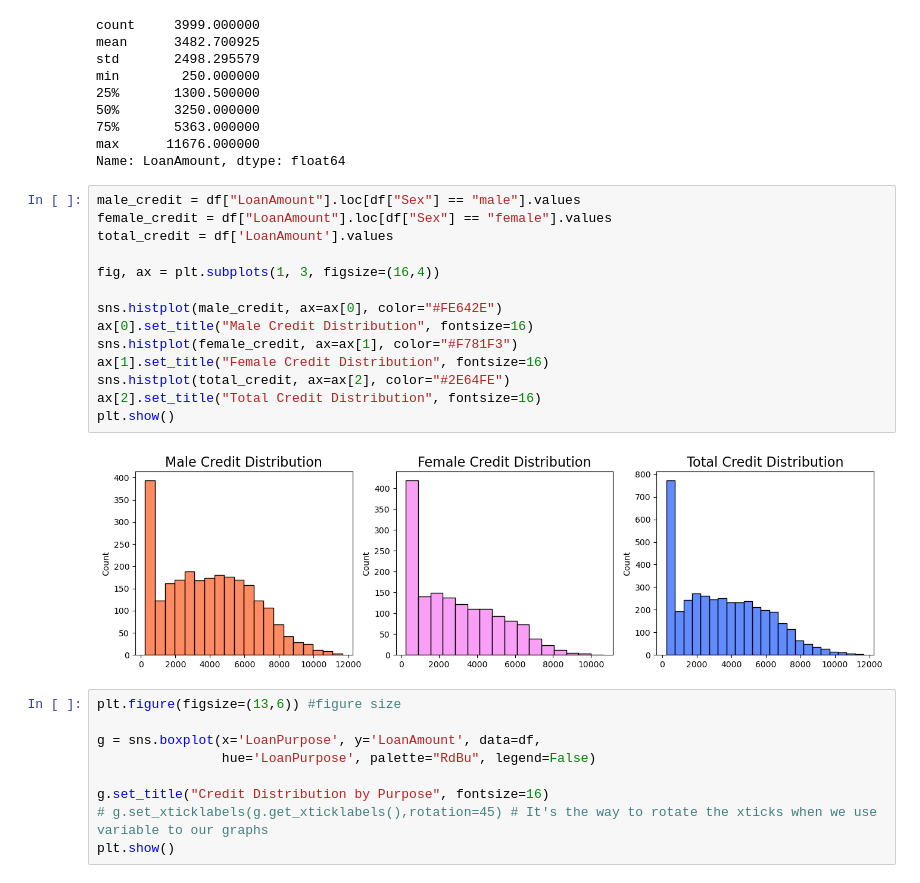
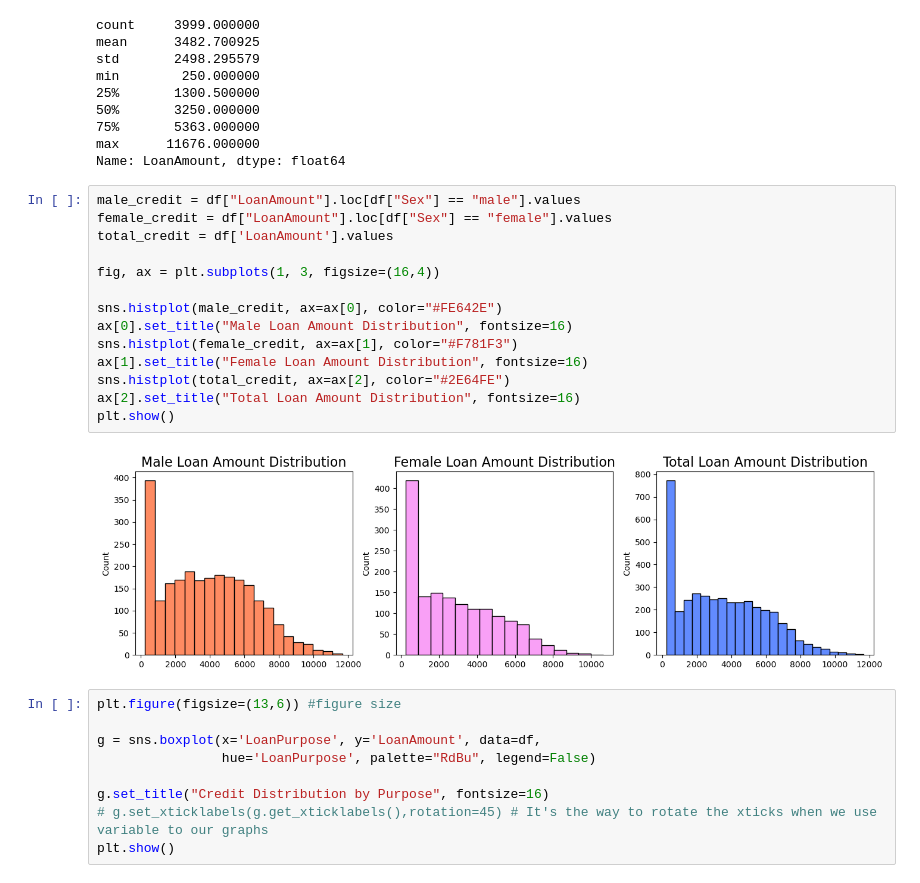
Before and after one commit to samyuktsriram/ml2_kaggle_chall, a Jupyter notebook: eda.ipynb, the cells around one changed output. Saved outputs shown, nothing was run; the diff lists cells and outputs as text.

```diff
--- a/eda.ipynb
+++ b/eda.ipynb
@@ -58,19 +84,19 @@ Name: LoanAmount, dtype: float64
 # %%
 male_credit = df["LoanAmount"].loc[df["Sex"] == "male"].values
 female_credit = df["LoanAmount"].loc[df["Sex"] == "female"].values
 total_credit = df['LoanAmount'].values
 
 fig, ax = plt.subplots(1, 3, figsize=(16,4))
 
 sns.histplot(male_credit, ax=ax[0], color="#FE642E")
-ax[0].set_title("Male Credit Distribution", fontsize=16)
+ax[0].set_title("Male Loan Amount Distribution", fontsize=16)
 sns.histplot(female_credit, ax=ax[1], color="#F781F3")
-ax[1].set_title("Female Credit Distribution", fontsize=16)
+ax[1].set_title("Female Loan Amount Distribution", fontsize=16)
 sns.histplot(total_credit, ax=ax[2], color="#2E64FE")
-ax[2].set_title("Total Credit Distribution", fontsize=16)
+ax[2].set_title("Total Loan Amount Distribution", fontsize=16)
 plt.show()
 # %% [output]
-[figure, old version]
+[figure, new version]
 # %%
 plt.figure(figsize=(13,6)) #figure size
 
```
Also changed, not shown: parts of 10 cells of this notebook, 2 other files.
